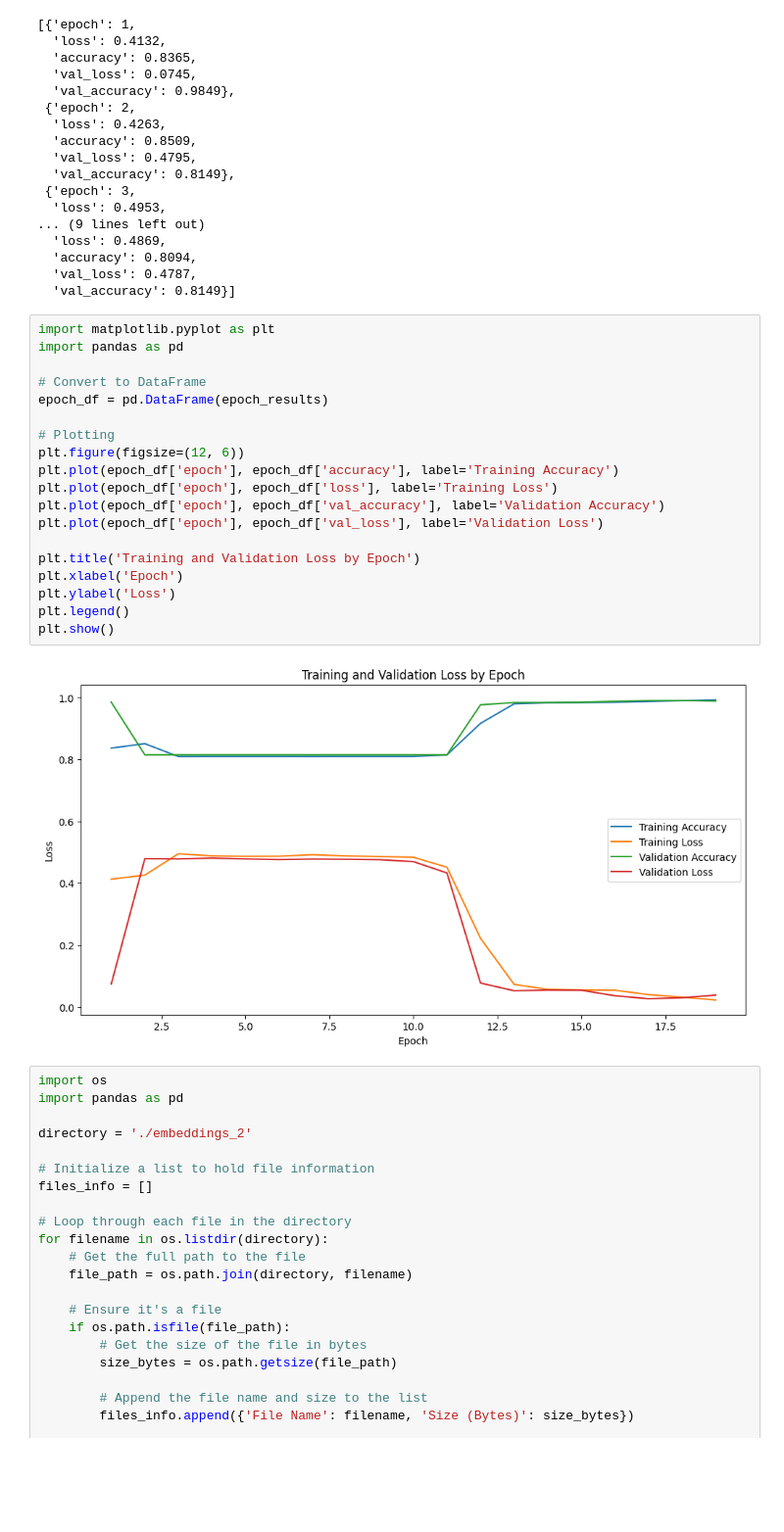
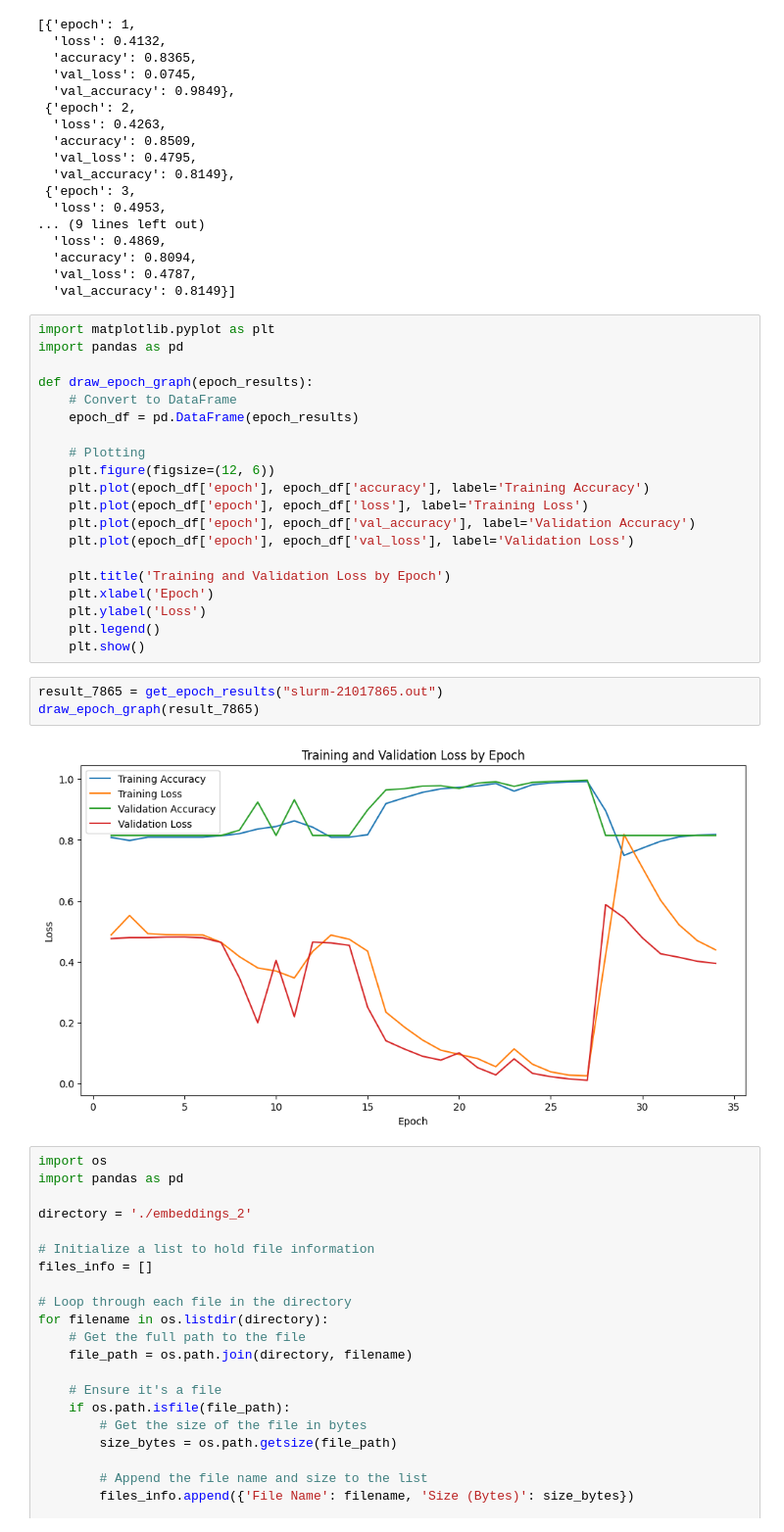
Before and after one commit to TianmingW/openai_embedding_content_anomaly_detection, a Jupyter notebook: plot_result.ipynb, the cells around one changed output. Shown: that part at 98% size. Cells and saved outputs as stored; diff of their text form; blank space fills up the shorter version.

Commit message:
Generate new graph based on new result.
Revised the plot_result.ipynb, and produced training_acc_2.png.

```diff
--- a/plot_result.ipynb
+++ b/plot_result.ipynb
@@ -71,23 +79,27 @@ epoch_results[:5]
 import matplotlib.pyplot as plt
 import pandas as pd
 
-# Convert to DataFrame
-epoch_df = pd.DataFrame(epoch_results)
+def draw_epoch_graph(epoch_results):
+    # Convert to DataFrame
+    epoch_df = pd.DataFrame(epoch_results)
 
-# Plotting
-plt.figure(figsize=(12, 6))
-plt.plot(epoch_df['epoch'], epoch_df['accuracy'], label='Training Accuracy')
-plt.plot(epoch_df['epoch'], epoch_df['loss'], label='Training Loss')
-plt.plot(epoch_df['epoch'], epoch_df['val_accuracy'], label='Validation Accuracy')
-plt.plot(epoch_df['epoch'], epoch_df['val_loss'], label='Validation Loss')
+    # Plotting
+    plt.figure(figsize=(12, 6))
+    plt.plot(epoch_df['epoch'], epoch_df['accuracy'], label='Training Accuracy')
+    plt.plot(epoch_df['epoch'], epoch_df['loss'], label='Training Loss')
+    plt.plot(epoch_df['epoch'], epoch_df['val_accuracy'], label='Validation Accuracy')
+    plt.plot(epoch_df['epoch'], epoch_df['val_loss'], label='Validation Loss')
 
-plt.title('Training and Validation Loss by Epoch')
-plt.xlabel('Epoch')
-plt.ylabel('Loss')
-plt.legend()
-plt.show()
+    plt.title('Training and Validation Loss by Epoch')
+    plt.xlabel('Epoch')
+    plt.ylabel('Loss')
+    plt.legend()
+    plt.show()
-# %% [output]
-[figure, removed]
+# %%
+result_7865 = get_epoch_results("slurm-21017865.out")
+draw_epoch_graph(result_7865)
+# %% [output]
+[figure, added]
 # %%
 import os
 import pandas as pd
```
Also changed, not shown: parts of 1 cell of this notebook, 1 other file.
